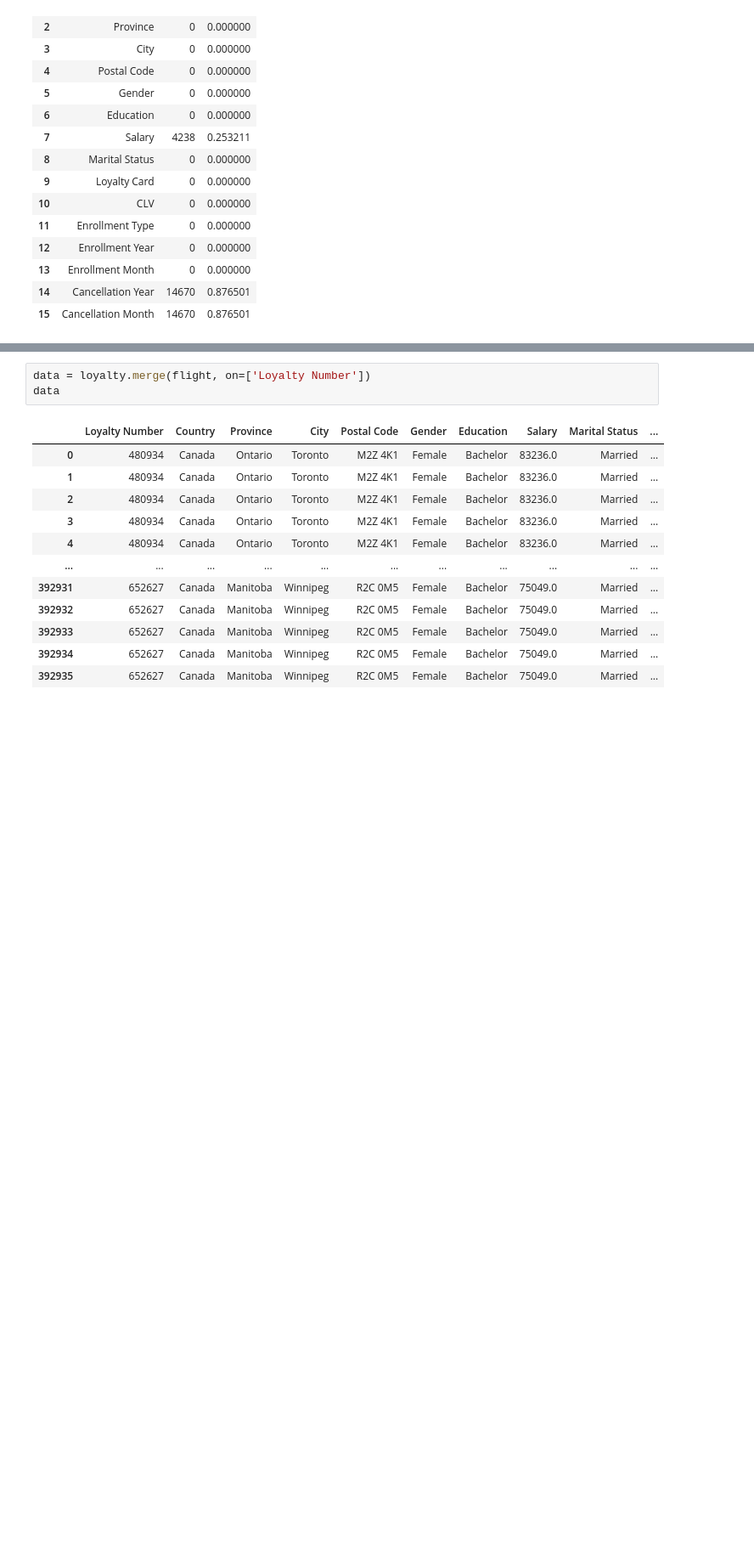
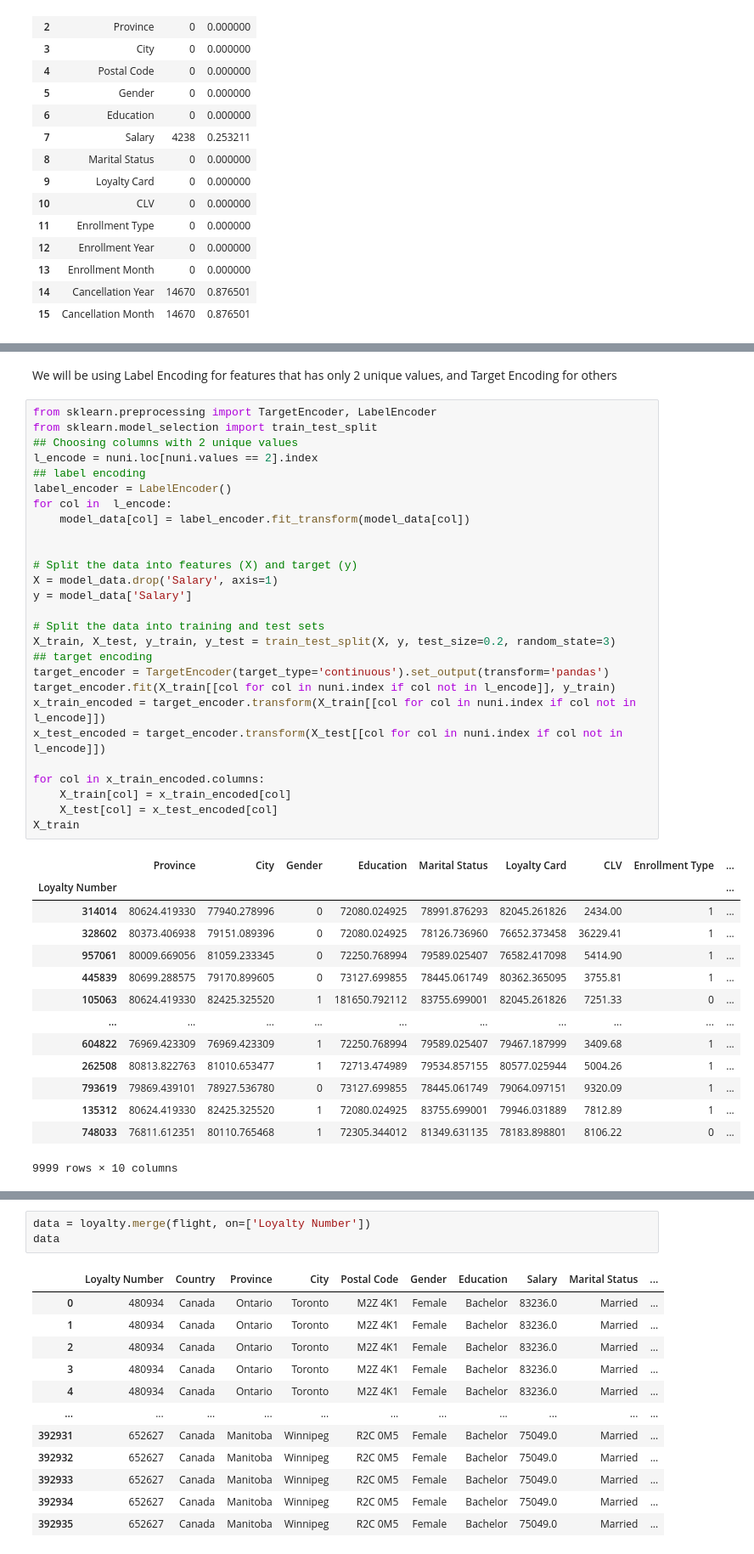
Before and after one commit to minhmat/airline_loyalty, a Jupyter notebook: source/airline_loyalty.ipynb, the cells around one changed output, grey strips where cells are left out. Shown at 85% size. Drawn from its saved outputs; the diff is of its cells as text; blank space fills up the shorter version.

```diff
--- a/source/airline_loyalty.ipynb
+++ b/source/airline_loyalty.ipynb
@@ -49,0 +70,44 @@ A KNN model will be used to predict the salary of those missing
+# %% [markdown]
+We will be using Label Encoding for features that has only 2 unique values, and Target Encoding for others
+# %%
+from sklearn.preprocessing import TargetEncoder, LabelEncoder
+from sklearn.model_selection import train_test_split
+## Choosing columns with 2 unique values
+l_encode = nuni.loc[nuni.values == 2].index
+## label encoding
+label_encoder = LabelEncoder()
+for col in  l_encode:
+    model_data[col] = label_encoder.fit_transform(model_data[col])
+
+
+# Split the data into features (X) and target (y)
+X = model_data.drop('Salary', axis=1)
+y = model_data['Salary']
+
+# Split the data into training and test sets
+X_train, X_test, y_train, y_test = train_test_split(X, y, test_size=0.2, random_state=3)
+## target encoding
+target_encoder = TargetEncoder(target_type='continuous').set_output(transform='pandas')
+target_encoder.fit(X_train[[col for col in nuni.index if col not in l_encode]], y_train)
+x_train_encoded = target_encoder.transform(X_train[[col for col in nuni.index if col not in l_encode]])
+x_test_encoded = target_encoder.transform(X_test[[col for col in nuni.index if col not in l_encode]])
+
+for col in x_train_encoded.columns:
+    X_train[col] = x_train_encoded[col]
+    X_test[col] = x_test_encoded[col]
+X_train
+# %% [output]
+|  | Province | City | Gender | Education | Marital Status | Loyalty Card | CLV | Enrollment Type | ... |
+| Loyalty Number |  |  |  |  |  |  |  |  | ... |
+| 314014 | 80624.419330 | 77940.278996 | 0 | 72080.024925 | 78991.876293 | 82045.261826 | 2434.00 | 1 | ... |
+| 328602 | 80373.406938 | 79151.089396 | 0 | 72080.024925 | 78126.736960 | 76652.373458 | 36229.41 | 1 | ... |
+| 957061 | 80009.669056 | 81059.233345 | 0 | 72250.768994 | 79589.025407 | 76582.417098 | 5414.90 | 1 | ... |
+| 445839 | 80699.288575 | 79170.899605 | 0 | 73127.699855 | 78445.061749 | 80362.365095 | 3755.81 | 1 | ... |
+| 105063 | 80624.419330 | 82425.325520 | 1 | 181650.792112 | 83755.699001 | 82045.261826 | 7251.33 | 0 | ... |
+| ... | ... | ... | ... | ... | ... | ... | ... | ... | ... |
+| 604822 | 76969.423309 | 76969.423309 | 1 | 72250.768994 | 79589.025407 | 79467.187999 | 3409.68 | 1 | ... |
+| 262508 | 80813.822763 | 81010.653477 | 1 | 72713.474989 | 79534.857155 | 80577.025944 | 5004.26 | 1 | ... |
+| 793619 | 79869.439101 | 78927.536780 | 0 | 73127.699855 | 78445.061749 | 79064.097151 | 9320.09 | 1 | ... |
+| 135312 | 80624.419330 | 82425.325520 | 1 | 72080.024925 | 83755.699001 | 79946.031889 | 7812.89 | 1 | ... |
+| 748033 | 76811.612351 | 80110.765468 | 1 | 72305.344012 | 81349.631135 | 78183.898801 | 8106.22 | 0 | ... |
+9999 rows × 10 columns
```
Also changed, not shown: parts of 12 cells of this notebook, 1 other file.
